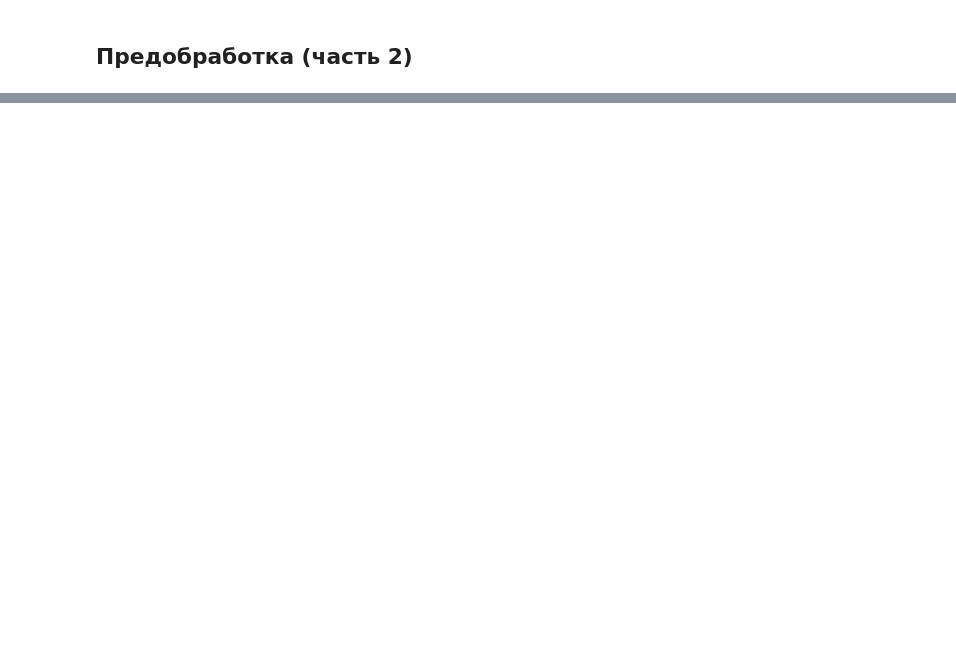
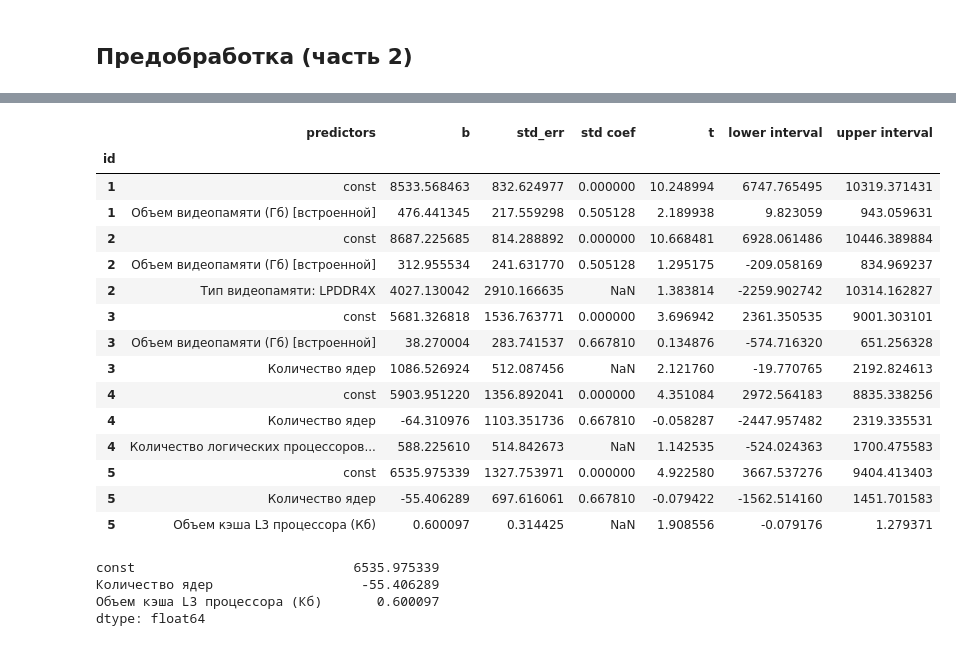
Before and after one commit to radabolsky/laptop-performance, a Jupyter notebook: statistic.ipynb, the cells around one changed output, grey strips where cells are left out. Saved outputs shown, nothing was run; the diff lists cells and outputs as text; code cells hidden in the pictures; blank space fills up the shorter version.

Commit message:
add model

```diff
--- a/statistic.ipynb
+++ b/statistic.ipynb
@@ -189,0 +91,3 @@ for col in num_features:
+# %%
+predictors = train.to_dict()
+sorted_predictors = sorted(predictors, key=lambda x: abs(train[x].corr(test[label])))
@@ -189,0 +118,3 @@ for col in num_features:
+# %%
+x = train[sorted_predictors[:2]].values
+y = test[label].values
@@ -189,0 +130,62 @@ for col in num_features:
+# %%
+def get_pivot(df, model, param, label, num):
+    pivot_test = pd.DataFrame()
+    predictors = model.params.index.tolist()
+    n = len(predictors)
+    i = np.ones(n).astype(int) * num
+    pivot_test['id'] = pd.Series(i)
+    pivot_test['predictors'] = predictors
+    pivot_test['b'] = model.params.tolist()
+    pivot_test['std_err'] = model.bse.tolist()
+    pivot_test['std coef'] = get_std_coefs(df[param], df[label])
+    pivot_test['t'] = model.tvalues.tolist()
+    pivot_test['lower interval'] = model.conf_int(alpha=0.05)[:][0].tolist()
+    pivot_test['upper interval'] = model.conf_int(alpha=0.05)[:][1].tolist()
+    return pivot_test.set_index('id')
+# %%
+pred_list = []
+Y = test[label]
+pivot_df = pd.DataFrame()
+i = 1
+for predictor in sorted_predictors:
+    pred_list.append(predictor)
+    X = sm.add_constant(df[pred_list])
+    model = sm.OLS(Y, X).fit()
+    F_crit = model.tvalues ** 2
+    if F_crit[predictor] < 3.84:
+        pred_list.pop()
+    else:
+        remove_list = list(F_crit[F_crit <= 2.71].index)
+        for el in remove_list:
+            if el in pred_list:
+                pred_list.remove(el)
+    if len(pred_list) != 0:
+        model_info = get_pivot(df, model, pred_list, label, i)
+        pivot_df = pd.concat([pivot_df, model_info], axis=0)
+        i += 1
+# %%
+pivot_df
+# %% [output]
+|  | predictors | b | std_err | std coef | t | lower interval | upper interval |
+| id |  |  |  |  |  |  |  |
+| 1 | const | 8533.568463 | 832.624977 | 0.000000 | 10.248994 | 6747.765495 | 10319.371431 |
+| 1 | Объем видеопамяти (Гб) [встроенной] | 476.441345 | 217.559298 | 0.505128 | 2.189938 | 9.823059 | 943.059631 |
+| 2 | const | 8687.225685 | 814.288892 | 0.000000 | 10.668481 | 6928.061486 | 10446.389884 |
+| 2 | Объем видеопамяти (Гб) [встроенной] | 312.955534 | 241.631770 | 0.505128 | 1.295175 | -209.058169 | 834.969237 |
+| 2 | Тип видеопамяти: LPDDR4X | 4027.130042 | 2910.166635 | NaN | 1.383814 | -2259.902742 | 10314.162827 |
+| 3 | const | 5681.326818 | 1536.763771 | 0.000000 | 3.696942 | 2361.350535 | 9001.303101 |
+| 3 | Объем видеопамяти (Гб) [встроенной] | 38.270004 | 283.741537 | 0.667810 | 0.134876 | -574.716320 | 651.256328 |
+| 3 | Количество ядер | 1086.526924 | 512.087456 | NaN | 2.121760 | -19.770765 | 2192.824613 |
+| 4 | const | 5903.951220 | 1356.892041 | 0.000000 | 4.351084 | 2972.564183 | 8835.338256 |
+| 4 | Количество ядер | -64.310976 | 1103.351736 | 0.667810 | -0.058287 | -2447.957482 | 2319.335531 |
+| 4 | Количество логических процессоров... | 588.225610 | 514.842673 | NaN | 1.142535 | -524.024363 | 1700.475583 |
+| 5 | const | 6535.975339 | 1327.753971 | 0.000000 | 4.922580 | 3667.537276 | 9404.413403 |
+| 5 | Количество ядер | -55.406289 | 697.616061 | 0.667810 | -0.079422 | -1562.514160 | 1451.701583 |
+| 5 | Объем кэша L3 процессора (Кб) | 0.600097 | 0.314425 | NaN | 1.908556 | -0.079176 | 1.279371 |
+# %%
+model.params
+# %% [output]
+const                            6535.975339
+Количество ядер                   -55.406289
+Объем кэша L3 процессора (Кб)       0.600097
+dtype: float64
```
Also changed, not shown: parts of 32 cells of this notebook.
